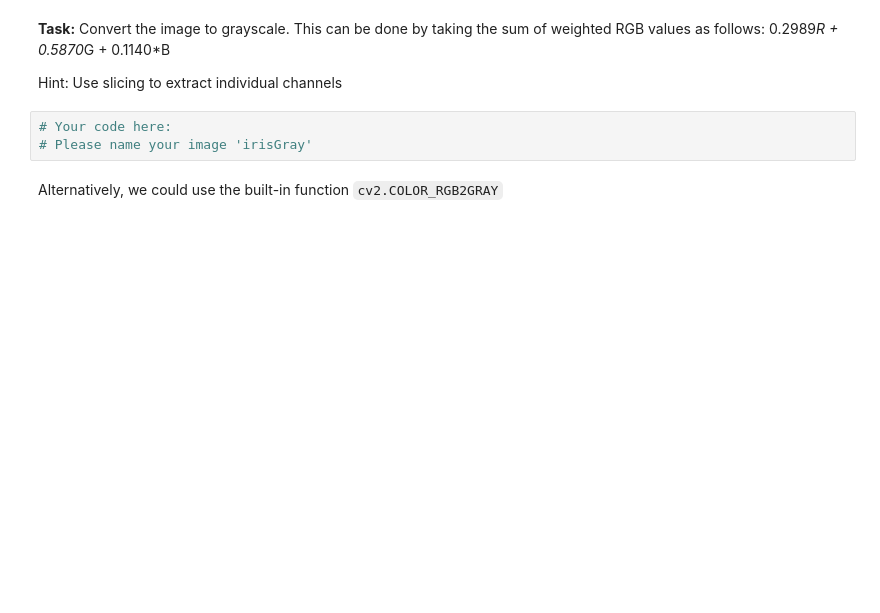
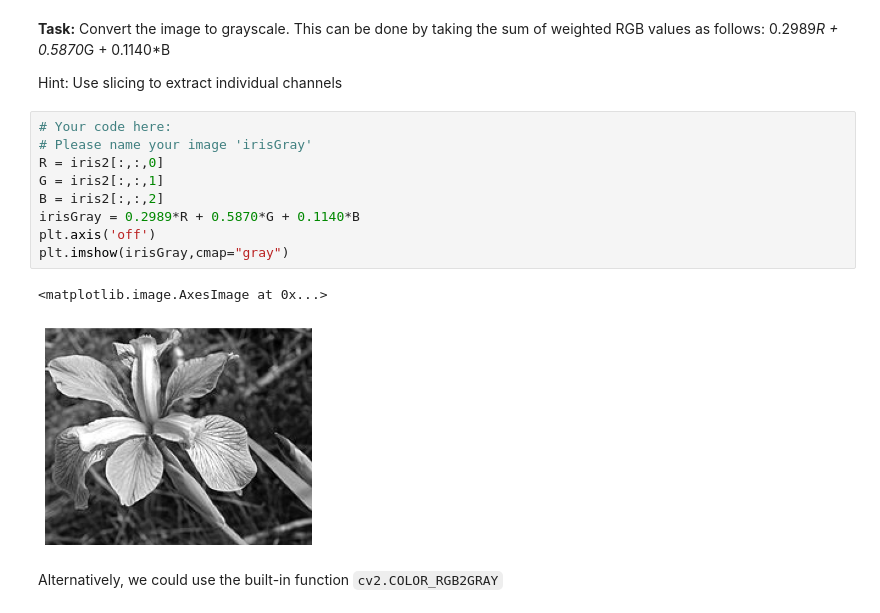
Before and after one commit to rwth-lfb/MLL, a Jupyter notebook: Notebooks/1_Basics/1_Basics_students.ipynb, the cells around one changed output. Saved outputs shown, nothing was run; the diff lists cells and outputs as text; blank space fills up the shorter version.

```diff
--- a/Notebooks/1_Basics/1_Basics_students.ipynb
+++ b/Notebooks/1_Basics/1_Basics_students.ipynb
@@ -201,9 +311,18 @@ Hint: You can do so by the array slicing method you learned above
 **Task:** Convert the image to grayscale. This can be done by taking the sum of weighted RGB values as follows: 0.2989*R + 0.5870*G + 0.1140*B
 
 Hint: Use slicing to extract individual channels
-# %%
-# Your code here:
-# Please name your image 'irisGray'
+# %%
+# Your code here:
+# Please name your image 'irisGray'
+R = iris2[:,:,0]
+G = iris2[:,:,1]
+B = iris2[:,:,2]
+irisGray = 0.2989*R + 0.5870*G + 0.1140*B
+plt.axis('off')
+plt.imshow(irisGray,cmap="gray")
+# %% [output]
+<matplotlib.image.AxesImage at 0x...>
+[figure, added]
 # %% [markdown]
 Alternatively, we could use the built-in function `cv2.COLOR_RGB2GRAY`
 # %%
```
Also changed, not shown: parts of 55 cells of this notebook.
